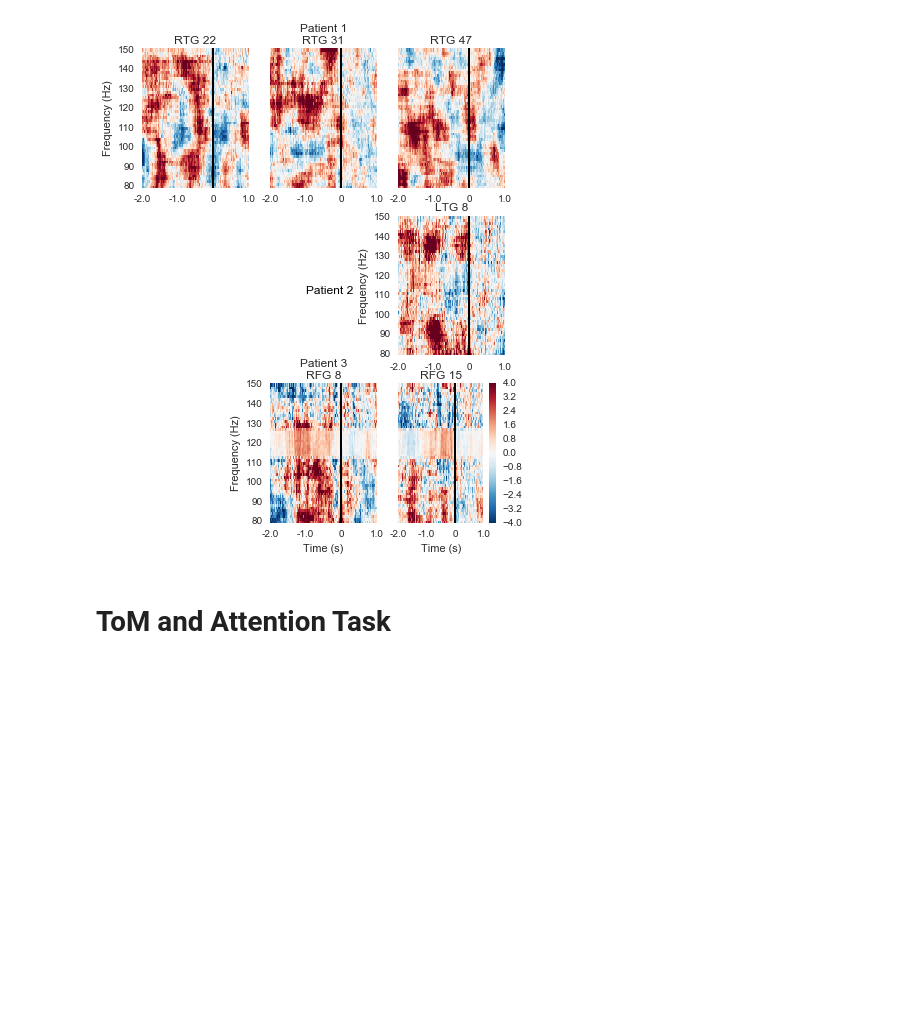
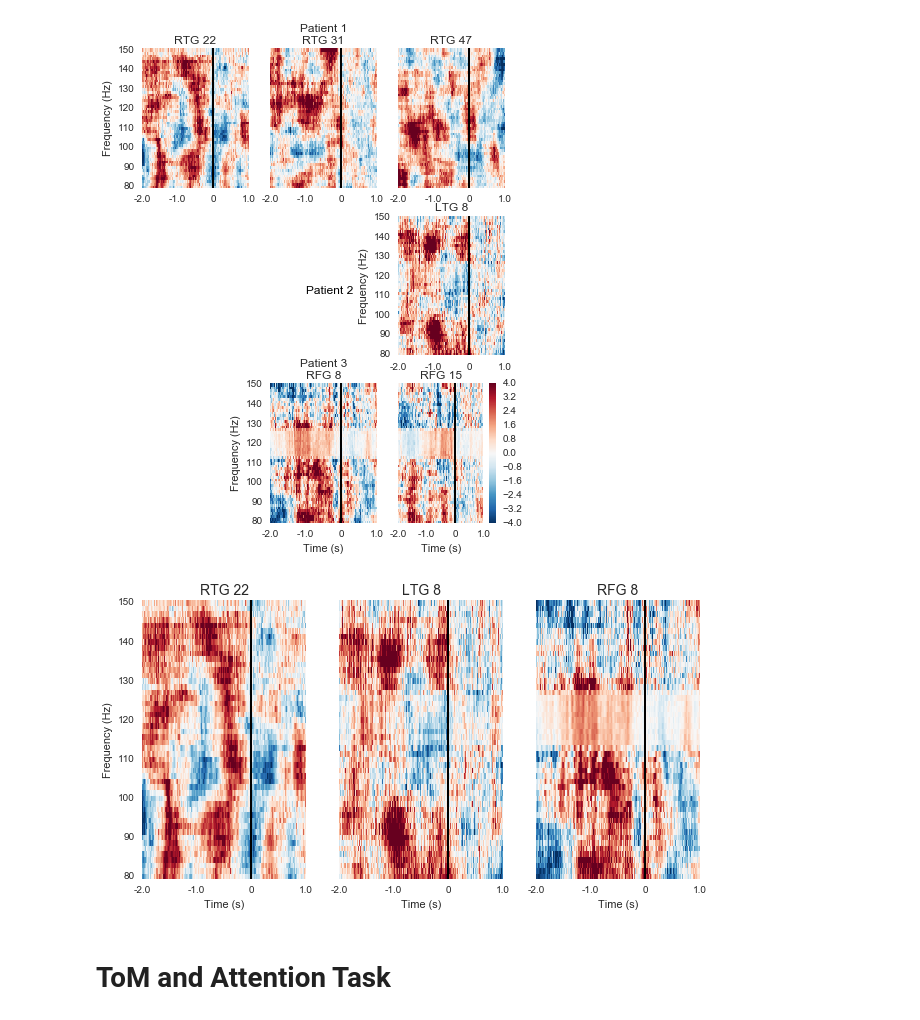
Before and after one commit to andrewbartuska/thesis, a Jupyter notebook: thesis_spectral_analysis.ipynb, the cells around one changed output. Cells and saved outputs as stored; diff of their text form; code cells hidden in the pictures; blank space fills up the shorter version.

```diff
--- a/thesis_spectral_analysis.ipynb
+++ b/thesis_spectral_analysis.ipynb
@@ -181,5 +181,41 @@ fig.savefig("F5-TF Plots Loc.png", dpi=1000)
 # %% [output]
 [figure]
+# %%
+fig, axes = plt.subplots(1, 3, sharey=True)
+fig.set_size_inches(10, 5);
+
+TR_power1.plot([0], axes=axes[0], show=False, colorbar=False, baseline=TR_baseline, mode='ratio', dB=True, vmin=-4, vmax=4, **TR_times);
+TR_power2.plot([3], axes=axes[1], show=False, colorbar=False, baseline=TR_baseline, mode='ratio', dB=True, vmin=-4, vmax=4, **TR_times);
+TR_power3.plot([3], axes=axes[2], show=False, colorbar=False, baseline=TR_baseline, mode='ratio', dB=True, vmin=-4, vmax=4, **TR_times);
+
+axes[0].set_title("RTG 22", size=14)
+axes[1].set_title("LTG 8", size=14)
+axes[2].set_title("RFG 8", size=14)
+
+axes[0].set_xticks([-2000, -1000, 0, 1000])
+axes[0].set_xticklabels([-2.0, -1.0, 0, 1.0])
+axes[1].set_xticks([-2000, -1000, 0, 1000])
+axes[1].set_xticklabels([-2.0, -1.0, 0, 1.0])
+axes[2].set_xticks([-2000, -1000, 0, 1000])
+axes[2].set_xticklabels([-2.0, -1.0, 0, 1.0])
+
+axes[0].set_xlabel("Time (s)")
+axes[1].set_xlabel("Time (s)")
+axes[2].set_xlabel("Time (s)")
+axes[1].set_ylabel("")
+axes[2].set_ylabel("")
+
+axes[0].axvline(x=0, linewidth=2, color='black')
+axes[1].axvline(x=0, linewidth=2, color='black')
+axes[2].axvline(x=0, linewidth=2, color='black')
+
+axes[0].set_yticks(np.arange(80, 160, 10));
+axes[1].set_yticks(np.arange(80, 160, 10));
+axes[2].set_yticks(np.arange(80, 160, 10));
+
+fig.savefig("Poster Loc TF.png", dpi=300)
+# %% [output]
+[figure, added]
 # %% [markdown]
 # ToM and Attention Task
 # %%
```
Also changed, not shown: parts of 5 cells of this notebook, 1 other file.
